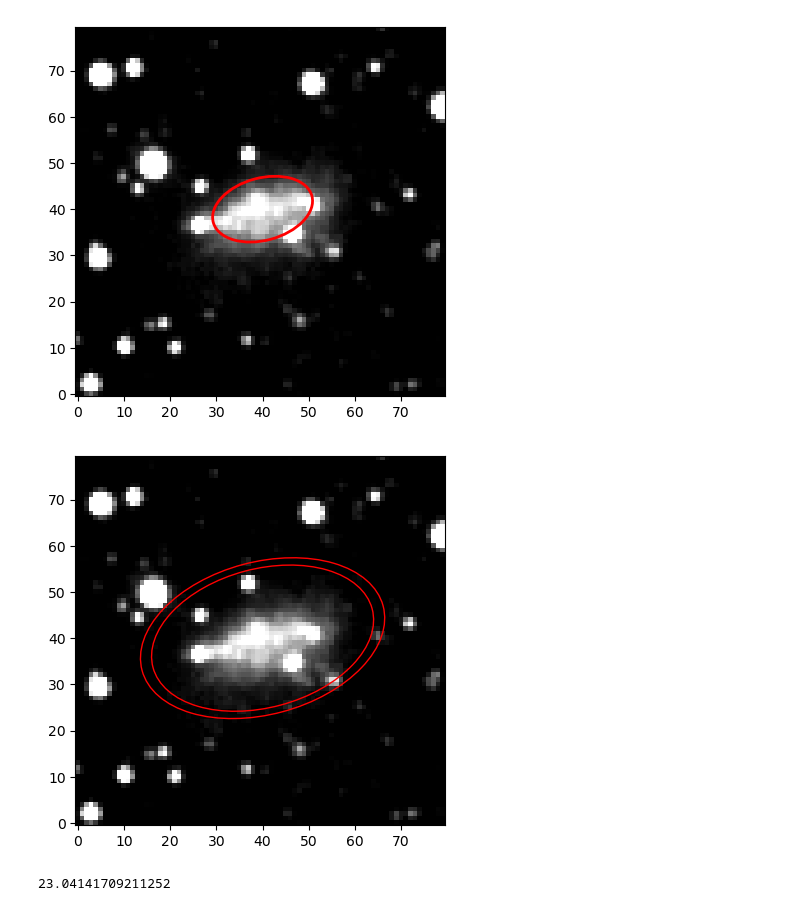
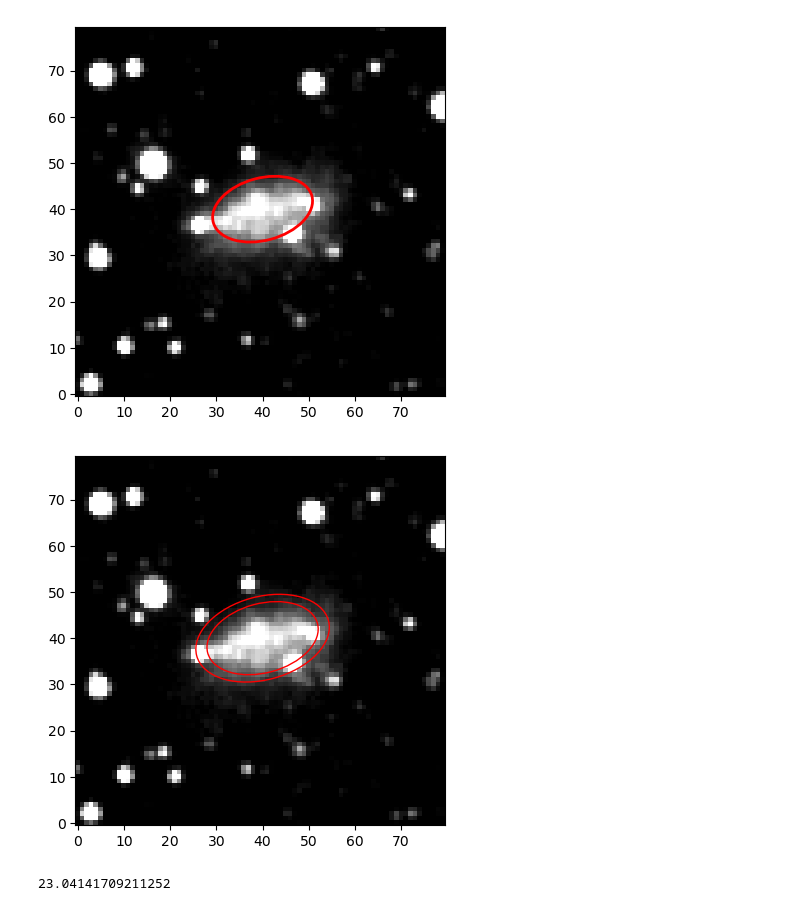
Before and after one commit to itviolin2013/Polaris-Kamino, a Jupyter notebook: Leo_Data.ipynb, the cells around one changed output. Drawn from its saved outputs; the diff is of its cells as text; code cells hidden in the pictures.

```diff
--- a/Leo_Data.ipynb
+++ b/Leo_Data.ipynb
@@ -56,9 +56,9 @@ plt.show()
 [figure]
 # %%
 # annulus
-a_in = 30
-a_out = 33
-b_in = 49.1
+a_in = 15
+a_out = 18
+b_in = 24.6
 b_out = b_in*(a_out/a_in)
 theta = 105
 
@@ -66,34 +66,34 @@ annulus = EllipticalAnnulus(position, a_in, a_out, b_out, b_in, theta)
 
 ann_overlay_in=Ellipse(
     xy=position,
     width=a_in,
     height=b_in,
     angle=theta,
     edgecolor='red',
     facecolor='none',
     linewidth=1,
     alpha=1.0
 )
 
 ann_overlay_out=Ellipse(
     xy=position,
     width=a_out,
     height=b_out,
     angle=theta,
     edgecolor='red',
     facecolor='none',
     linewidth=1,
     alpha=1.0
 )
 
 fig, ax = plt.subplots()
 ax.imshow(cutout.data, origin='lower', cmap=cmap, vmin=minim, vmax=maxim, norm='log')
 
 ax.add_patch(ann_overlay_in)
 ax.add_patch(ann_overlay_out)
 plt.show()
 # %% [output]
-[figure, old version]
+[figure, new version]
 # %%
 zeroPoint = header['ZEROPT']
 print(zeroPoint)
```
Also changed, not shown: parts of 3 cells of this notebook, 3 other files.
